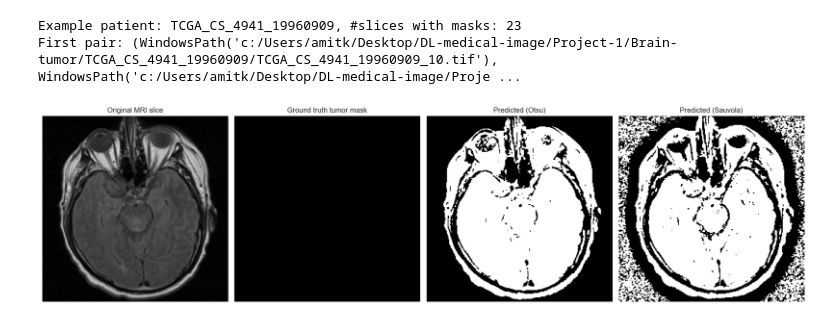
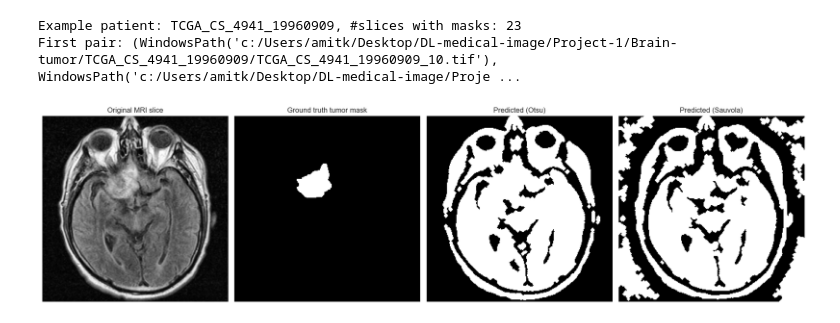
Before and after one commit to Amitkr1311/CS328-Deep-Learning, a Jupyter notebook: Project-1/main.ipynb, the cells around one changed output. Drawn from its saved outputs; the diff is of its cells as text; code cells hidden in the pictures.

Commit message:
added preprocessing for better result

```diff
--- a/Project-1/main.ipynb
+++ b/Project-1/main.ipynb
@@ -115,28 +129,27 @@ First pair: (WindowsPath('c:/Users/amitk/Desktop/DL-medical-image/Project-1/Brai
 # %%
-"""Segmentation methods: Global Otsu vs Sauvola adaptive thresholding.
-
-- **Otsu**: Finds a single global threshold that best separates foreground and background
-  based on the image histogram. Works well when there is a clear intensity gap.
-- **Sauvola**: Computes a *local* threshold for each pixel based on the mean and
-  standard deviation in a local window (neighborhood). This adapts to intensity
-  variations and is often better for medical images with inhomogeneous illumination.
-
-Below we
-- define functions `segment_otsu` and `segment_sauvola` that take a normalized
-  grayscale image in [0, 1] and return a binary mask.
-- visualize one example slice to compare the results qualitatively.
-"""
+# Otsu and Sauvola thresholding for tumor segmentation
 
 from skimage.filters import threshold_otsu, threshold_sauvola
 
 
-def segment_otsu(img: np.ndarray) -> np.ndarray:
+def segment_otsu(img: np.ndarray, foreground: str = "bright") -> np.ndarray:
     """Segment tumor using a single global Otsu threshold.
 
-    Returns a binary mask (dtype=uint8) where 1 indicates predicted tumor.
+    Parameters
+    img : np.ndarray
+        Preprocessed grayscale image in [0, 1].
+    foreground : {"bright", "dark"}
+        Whether tumors appear brighter or darker than background.
+
+    Returns
+    mask : np.ndarray
+        Binary mask (uint8) where 1 indicates predicted tumor.
     """
     thresh = threshold_otsu(img)
-    mask = (img >= thresh).astype(np.uint8)
+    if foreground == "bright":
+        mask = (img >= thresh).astype(np.uint8)
+    else:
+        mask = (img <= thresh).astype(np.uint8)
     return mask
 
 
@@ -147,38 +160,42 @@ def segment_sauvola(img: np.ndarray, window_size: int = 31, k: float = 0.2) -> n
     - `k`: Sauvola parameter controlling the weight of local standard deviation.
     """
     local_thresh = threshold_sauvola(img, window_size=window_size, k=k)
     mask = (img >= local_thresh).astype(np.uint8)
     return mask
 
 
 # Visual check on a single slice
-img_path, mask_path = example_pairs[0]
-img_ex, mask_gt = load_slice_and_mask(img_path, mask_path)
+img_path, mask_path = example_pairs[1]
+img_ex_raw, mask_gt = load_slice_and_mask(img_path, mask_path)
 
-mask_otsu = segment_otsu(img_ex)
-mask_sauv = segment_sauvola(img_ex, window_size=31, k=0.2)
+# Apply preprocessing for better contrast
+img_ex = preprocess_image(img_ex_raw)
+
+# Segment and clean masks
+mask_otsu = clean_mask(segment_otsu(img_ex, foreground="bright"))
+mask_sauv = clean_mask(segment_sauvola(img_ex, window_size=31, k=0.2))
 
 fig, axes = plt.subplots(1, 4, figsize=(18, 5))
 axes[0].imshow(img_ex, cmap="gray")
 axes[0].set_title("Original MRI slice")
 axes[0].axis("off")
 
 axes[1].imshow(mask_gt, cmap="gray")
 axes[1].set_title("Ground truth tumor mask")
 axes[1].axis("off")
 
 axes[2].imshow(mask_otsu, cmap="gray")
 axes[2].set_title("Predicted (Otsu)")
 axes[2].axis("off")
 
 axes[3].imshow(mask_sauv, cmap="gray")
 axes[3].set_title("Predicted (Sauvola)")
 axes[3].axis("off")
 
 plt.tight_layout()
 plt.show()
 # %% [output]
-[figure, old version]
+[figure, new version]
 # %%
 """Evaluation metrics: Dice coefficient and Jaccard index.
 
```
Also changed, not shown: parts of 7 cells of this notebook.
